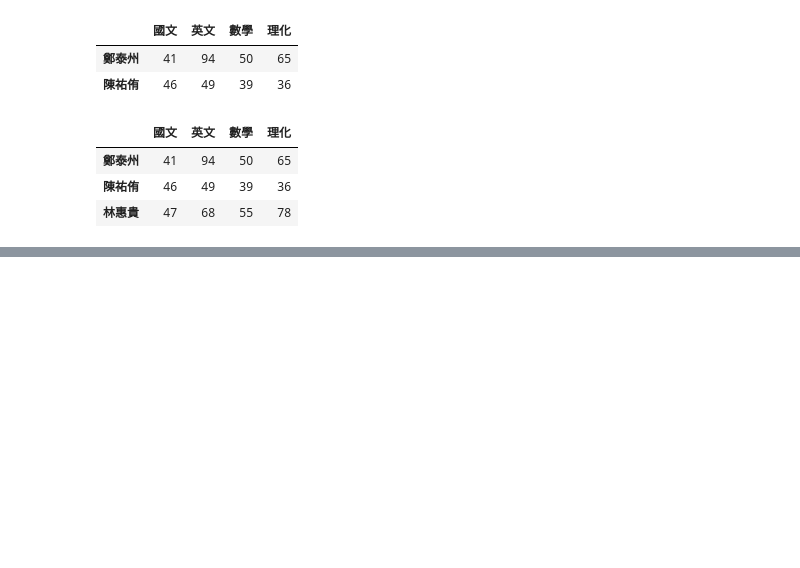
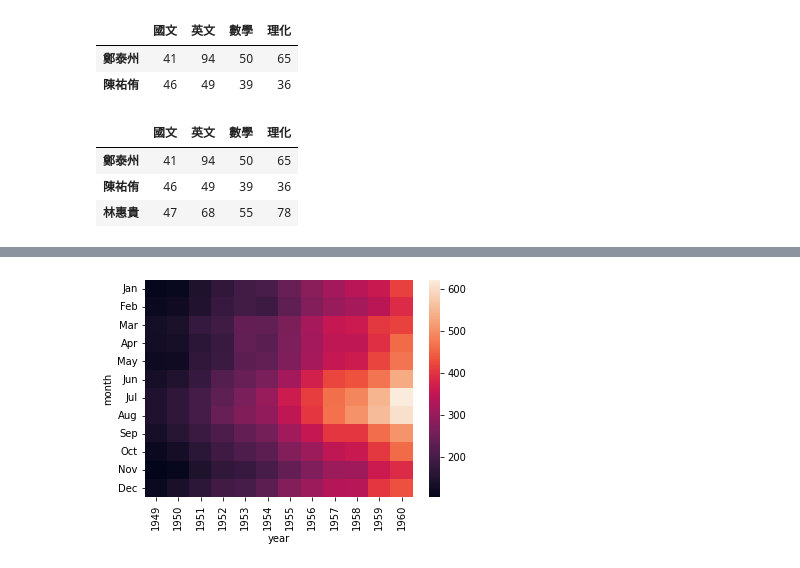
Before and after one commit to mccoy0928/20220702-Python, a Jupyter notebook: DataFrame簡單操作.ipynb, the cells around one changed output, grey strips where cells are left out. Drawn from its saved outputs; the diff is of its cells as text; code cells hidden in the pictures; blank space fills up the shorter version.

```diff
--- a/DataFrame簡單操作.ipynb
+++ b/DataFrame簡單操作.ipynb
@@ -381,0 +384,5 @@ df.loc['鄭泰州':'林惠貴']
+# %%
+import matplotlib.pyplot as plt
+import seaborn as sns
+
+flights = sns.load_dataset("flights")
@@ -381,0 +398,2 @@ df.loc['鄭泰州':'林惠貴']
+# %%
+flights = flights.pivot("month", "year", "passengers")
@@ -381,0 +417,4 @@ df.loc['鄭泰州':'林惠貴']
+# %%
+ax = sns.heatmap(flights)
+# %% [output]
+[figure, added]
```
Also changed, not shown: parts of 4 cells of this notebook.
